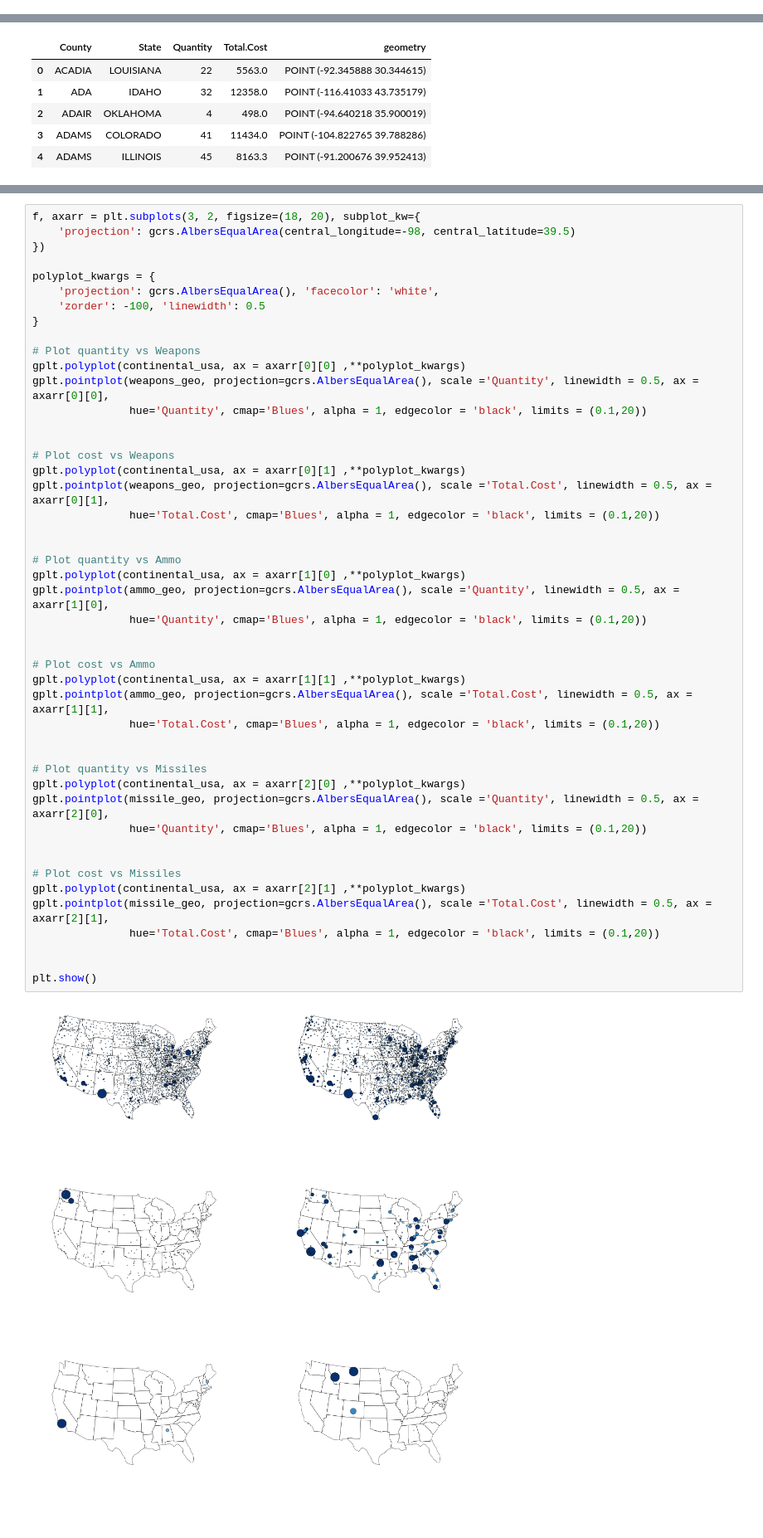
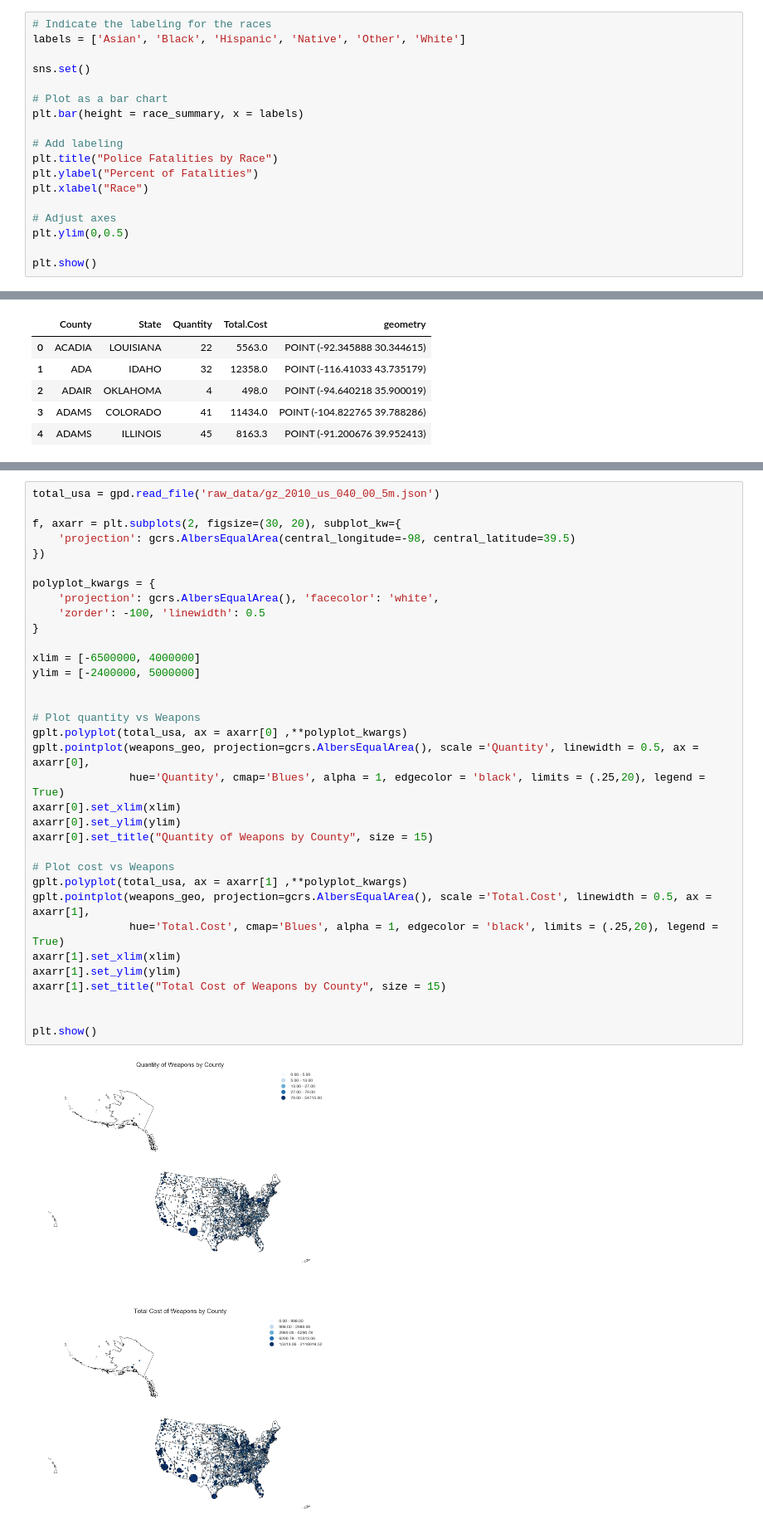
Before and after one commit to jkennedy74/DataViz_Project1, a Jupyter notebook: Plotting Fatalities Data.ipynb, the cells around one changed output, grey strips where cells are left out. Shown: that part at 83% size. Cells and saved outputs as stored; diff of their text form; blank space fills up the shorter version.

```diff
--- a/Plotting Fatalities Data.ipynb
+++ b/Plotting Fatalities Data.ipynb
@@ -56,0 +99,18 @@ plt.show()
+# %%
+# Indicate the labeling for the races
+labels = ['Asian', 'Black', 'Hispanic', 'Native', 'Other', 'White']
+
+sns.set()
+
+# Plot as a bar chart
+plt.bar(height = race_summary, x = labels)
+
+# Add labeling
+plt.title("Police Fatalities by Race")
+plt.ylabel("Percent of Fatalities")
+plt.xlabel("Race")
+
+# Adjust axes
+plt.ylim(0,0.5)
+
+plt.show()
@@ -257,49 +260,36 @@ missile_geo.head()
 # %%
-f, axarr = plt.subplots(3, 2, figsize=(18, 20), subplot_kw={
+total_usa = gpd.read_file('raw_data/gz_2010_us_040_00_5m.json')
+
+f, axarr = plt.subplots(2, figsize=(30, 20), subplot_kw={
     'projection': gcrs.AlbersEqualArea(central_longitude=-98, central_latitude=39.5)
 })
 
 polyplot_kwargs = {
     'projection': gcrs.AlbersEqualArea(), 'facecolor': 'white',
     'zorder': -100, 'linewidth': 0.5
 }
 
-# Plot quantity vs Weapons
-gplt.polyplot(continental_usa, ax = axarr[0][0] ,**polyplot_kwargs)
-gplt.pointplot(weapons_geo, projection=gcrs.AlbersEqualArea(), scale ='Quantity', linewidth = 0.5, ax = axarr[0][0],
-               hue='Quantity', cmap='Blues', alpha = 1, edgecolor = 'black', limits = (0.1,20))
+xlim = [-6500000, 4000000]
+ylim = [-2400000, 5000000]
 
 
+# Plot quantity vs Weapons
+gplt.polyplot(total_usa, ax = axarr[0] ,**polyplot_kwargs)
+gplt.pointplot(weapons_geo, projection=gcrs.AlbersEqualArea(), scale ='Quantity', linewidth = 0.5, ax = axarr[0],
+               hue='Quantity', cmap='Blues', alpha = 1, edgecolor = 'black', limits = (.25,20), legend = True)
+axarr[0].set_xlim(xlim)
+axarr[0].set_ylim(ylim)
+axarr[0].set_title("Quantity of Weapons by County", size = 15)
+
 # Plot cost vs Weapons
-gplt.polyplot(continental_usa, ax = axarr[0][1] ,**polyplot_kwargs)
-gplt.pointplot(weapons_geo, projection=gcrs.AlbersEqualArea(), scale ='Total.Cost', linewidth = 0.5, ax = axarr[0][1],
-               hue='Total.Cost', cmap='Blues', alpha = 1, edgecolor = 'black', limits = (0.1,20))
-
-
-# Plot quantity vs Ammo
-gplt.polyplot(continental_usa, ax = axarr[1][0] ,**polyplot_kwargs)
-gplt.pointplot(ammo_geo, projection=gcrs.AlbersEqualArea(), scale ='Quantity', linewidth = 0.5, ax = axarr[1][0],
-               hue='Quantity', cmap='Blues', alpha = 1, edgecolor = 'black', limits = (0.1,20))
-
-
-# Plot cost vs Ammo
-gplt.polyplot(continental_usa, ax = axarr[1][1] ,**polyplot_kwargs)
-gplt.pointplot(ammo_geo, projection=gcrs.AlbersEqualArea(), scale ='Total.Cost', linewidth = 0.5, ax = axarr[1][1],
-               hue='Total.Cost', cmap='Blues', alpha = 1, edgecolor = 'black', limits = (0.1,20))
-
-
-# Plot quantity vs Missiles
-gplt.polyplot(continental_usa, ax = axarr[2][0] ,**polyplot_kwargs)
-gplt.pointplot(missile_geo, projection=gcrs.AlbersEqualArea(), scale ='Quantity', linewidth = 0.5, ax = axarr[2][0],
-               hue='Quantity', cmap='Blues', alpha = 1, edgecolor = 'black', limits = (0.1,20))
-
-
-# Plot cost vs Missiles
-gplt.polyplot(continental_usa, ax = axarr[2][1] ,**polyplot_kwargs)
-gplt.pointplot(missile_geo, projection=gcrs.AlbersEqualArea(), scale ='Total.Cost', linewidth = 0.5, ax = axarr[2][1],
-               hue='Total.Cost', cmap='Blues', alpha = 1, edgecolor = 'black', limits = (0.1,20))
+gplt.polyplot(total_usa, ax = axarr[1] ,**polyplot_kwargs)
+gplt.pointplot(weapons_geo, projection=gcrs.AlbersEqualArea(), scale ='Total.Cost', linewidth = 0.5, ax = axarr[1],
+               hue='Total.Cost', cmap='Blues', alpha = 1, edgecolor = 'black', limits = (.25,20), legend = True)
+axarr[1].set_xlim(xlim)
+axarr[1].set_ylim(ylim)
+axarr[1].set_title("Total Cost of Weapons by County", size = 15)
 
 
 plt.show()
 # %% [output]
-[figure, old version]
+[figure, new version]
```
Also changed, not shown: parts of 15 cells of this notebook, 2 other files.
